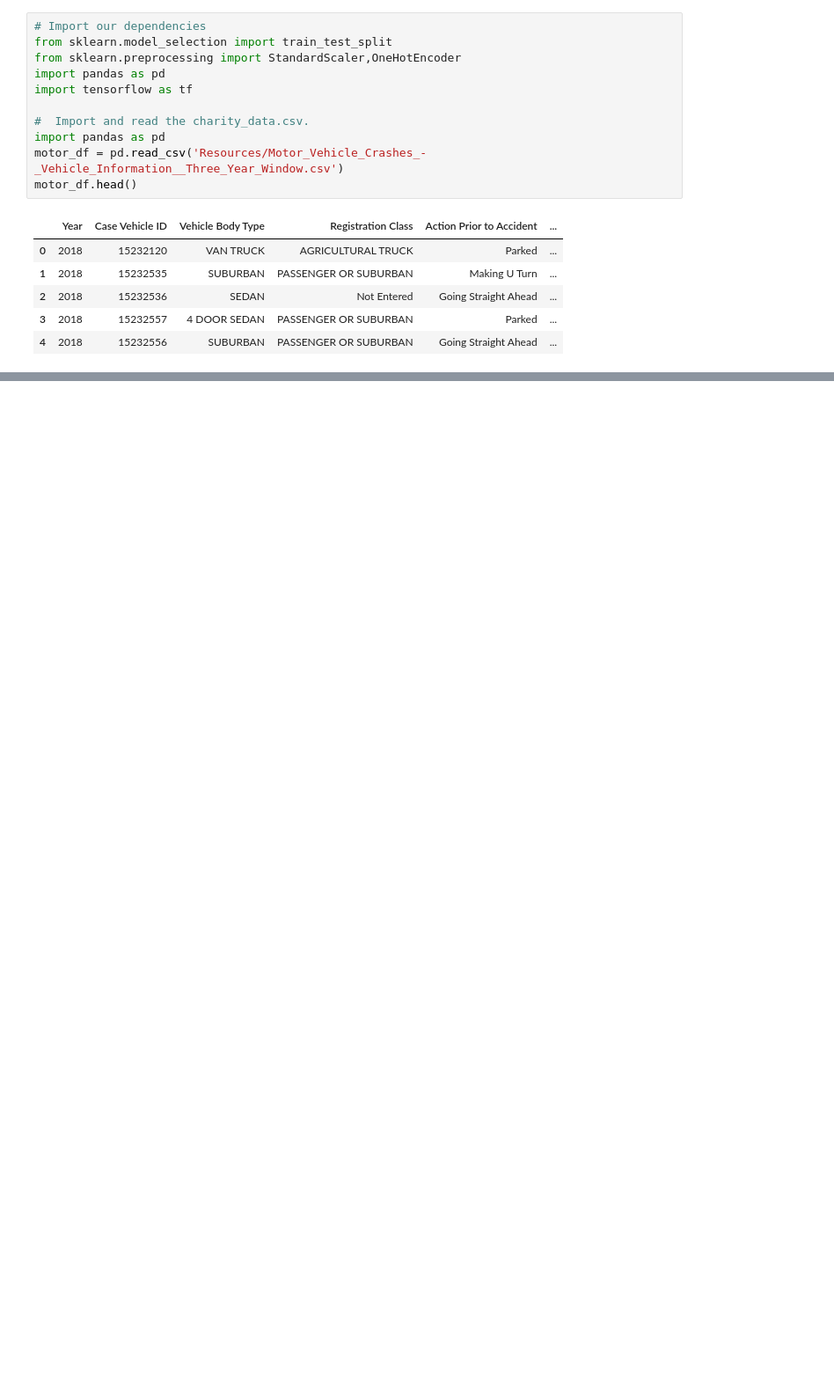
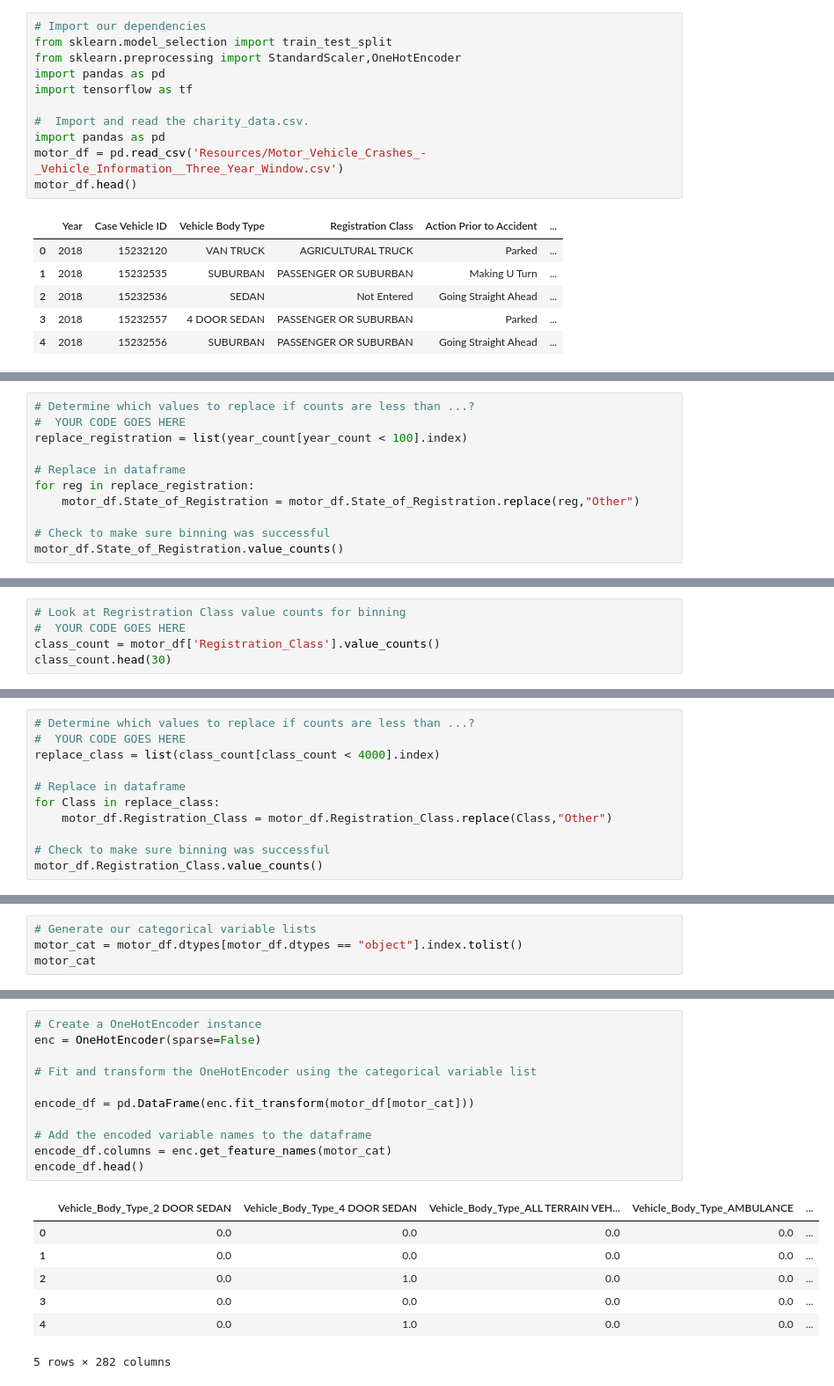
Before and after one commit to padilladaniela/Automotive_Final_Challenge, a Jupyter notebook: final_challenge2.ipynb, the cells around one changed output, grey strips where cells are left out. Shown at 88% size. Drawn from its saved outputs; the diff is of its cells as text; blank space fills up the shorter version.

```diff
--- a/final_challenge2.ipynb
+++ b/final_challenge2.ipynb
@@ -43,0 +141,11 @@ dtype: int64
+# %%
+# Determine which values to replace if counts are less than ...?
+#  YOUR CODE GOES HERE
+replace_registration = list(year_count[year_count < 100].index)
+
+# Replace in dataframe
+for reg in replace_registration:
+    motor_df.State_of_Registration = motor_df.State_of_Registration.replace(reg,"Other")
+
+# Check to make sure binning was successful
+motor_df.State_of_Registration.value_counts()
@@ -43,0 +156,5 @@ dtype: int64
+# %%
+# Look at Regristration Class value counts for binning
+#  YOUR CODE GOES HERE
+class_count = motor_df['Registration_Class'].value_counts()
+class_count.head(30)
@@ -43,0 +179,11 @@ dtype: int64
+# %%
+# Determine which values to replace if counts are less than ...?
+#  YOUR CODE GOES HERE
+replace_class = list(class_count[class_count < 4000].index)
+
+# Replace in dataframe
+for Class in replace_class:
+    motor_df.Registration_Class = motor_df.Registration_Class.replace(Class,"Other")
+
+# Check to make sure binning was successful
+motor_df.Registration_Class.value_counts()
@@ -43,0 +204,4 @@ dtype: int64
+# %%
+# Generate our categorical variable lists
+motor_cat = motor_df.dtypes[motor_df.dtypes == "object"].index.tolist()
+motor_cat
@@ -43,0 +222,19 @@ dtype: int64
+# %%
+# Create a OneHotEncoder instance
+enc = OneHotEncoder(sparse=False)
+
+# Fit and transform the OneHotEncoder using the categorical variable list
+
+encode_df = pd.DataFrame(enc.fit_transform(motor_df[motor_cat]))
+
+# Add the encoded variable names to the dataframe
+encode_df.columns = enc.get_feature_names(motor_cat)
+encode_df.head()
+# %% [output]
+|  | Vehicle_Body_Type_2 DOOR SEDAN | Vehicle_Body_Type_4 DOOR SEDAN | Vehicle_Body_Type_ALL TERRAIN VEH... | Vehicle_Body_Type_AMBULANCE | ... |
+| 0 | 0.0 | 0.0 | 0.0 | 0.0 | ... |
+| 1 | 0.0 | 0.0 | 0.0 | 0.0 | ... |
+| 2 | 0.0 | 1.0 | 0.0 | 0.0 | ... |
+| 3 | 0.0 | 0.0 | 0.0 | 0.0 | ... |
+| 4 | 0.0 | 1.0 | 0.0 | 0.0 | ... |
+5 rows × 282 columns
```
Also changed, not shown: parts of 12 cells of this notebook.
